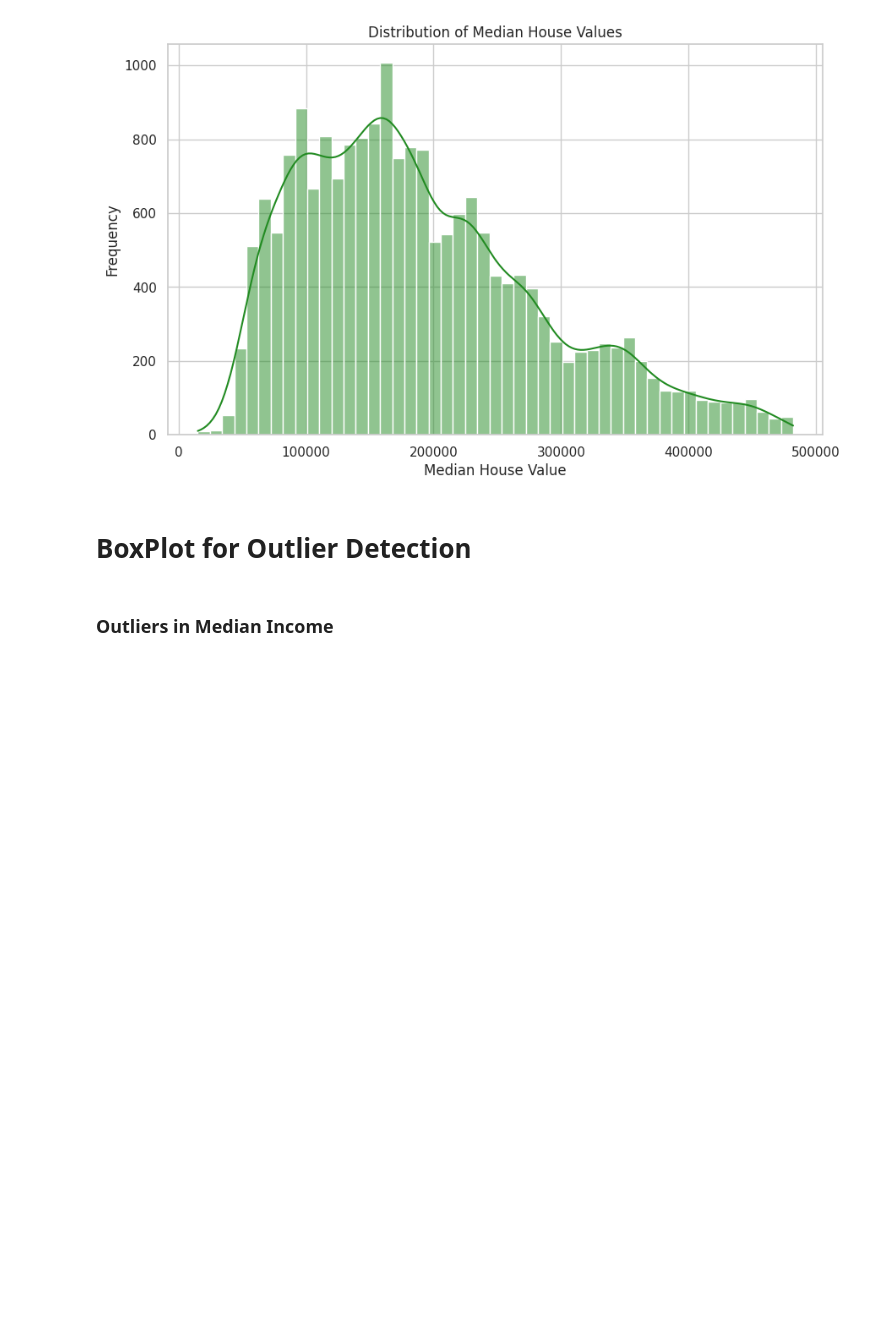
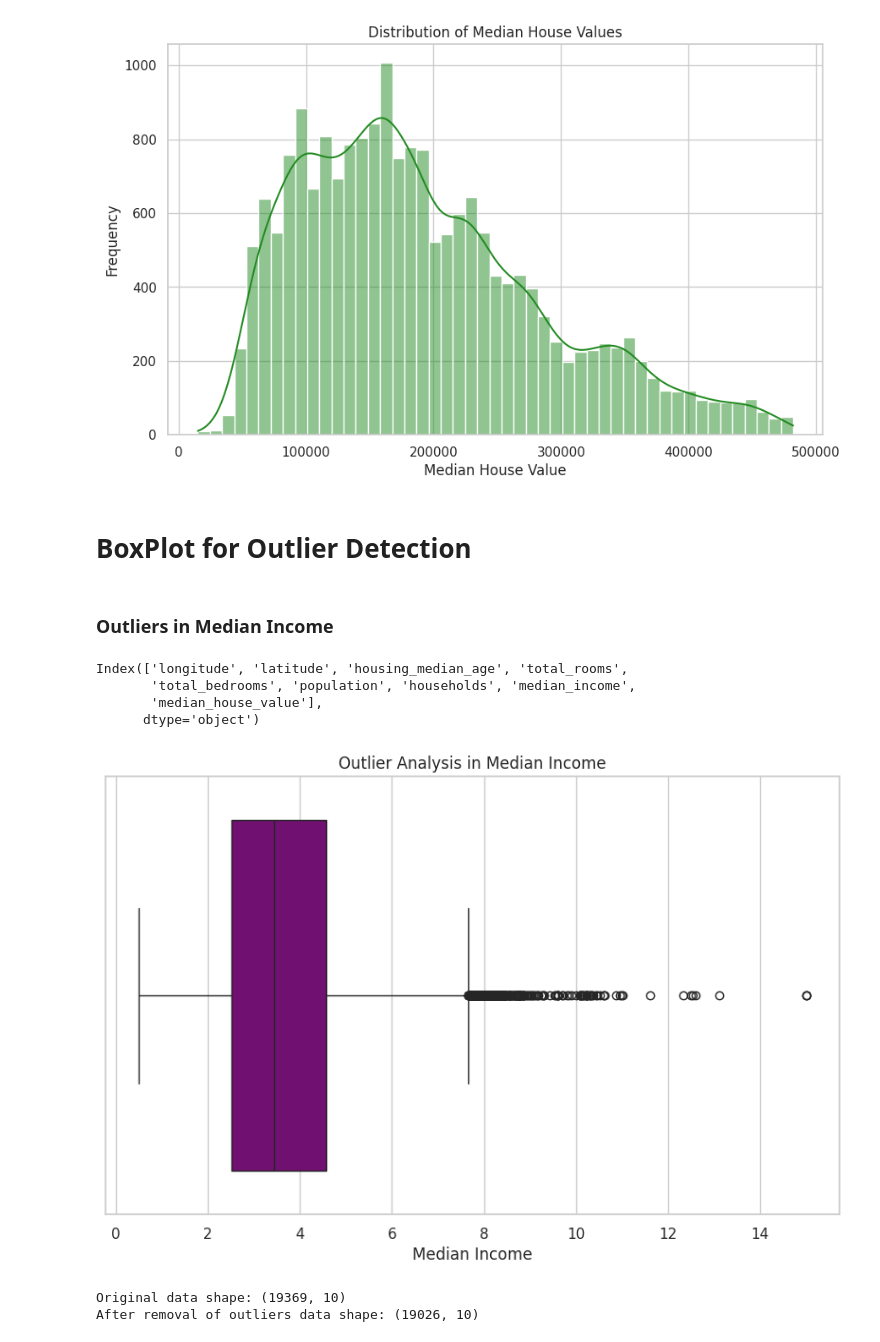
Before and after one commit to KK-Niraj/California-Housing-Price, a Jupyter notebook: California_House_Prices.ipynb, the cells around one changed output. Cells and saved outputs as stored; diff of their text form; code cells hidden in the pictures; blank space fills up the shorter version.

```diff
--- a/California_House_Prices.ipynb
+++ b/California_House_Prices.ipynb
@@ -234,3 +234,12 @@ plt.show()
 # BoxPlot for Outlier Detection
 # %% [markdown]
 ### Outliers in Median Income
+# %%
+# Create numeric columns list.
+numeric_columns = data_no_outliers_1.select_dtypes(include=[np.number]).columns
+numeric_columns
+# %% [output]
+Index(['longitude', 'latitude', 'housing_median_age', 'total_rooms',
+       'total_bedrooms', 'population', 'households', 'median_income',
+       'median_house_value'],
+      dtype='object')
@@ -236,0 +271,30 @@ plt.show()
+# %%
+# Plotting boxplot of 'median_income' column for outlier analysis or detection
+plt.figure(figsize=(10,6))
+sns.boxplot(x=data_no_outliers_1["median_income"], color="purple")
+plt.title("Outlier Analysis in Median Income")
+plt.xlabel("Median Income")
+plt.show()
+# %% [output]
+[figure, added]
+# %%
+# Calculate Q1 and Q3
+Q1 = data_no_outliers_1["median_income"].quantile(0.25)
+Q3 = data_no_outliers_1["median_income"].quantile(0.75)
+
+# Calculate IQR
+IQR = Q3 - Q1
+
+# Define the lower and upper bounds for the outliers
+lower_bound = Q1 - 1.5 * IQR
+upper_bound = Q3 + 1.5 * IQR
+
+# Remove Outliers
+data_no_outliers_2 = data_no_outliers_1[(data_no_outliers_1["median_income"] >= lower_bound) & (data_no_outliers_1["median_income"] <= upper_bound)]
+
+# Check the shape of the DataFrame after the removal of outliers
+print("Original data shape:", data_no_outliers_1.shape)
+print("After removal of outliers data shape:", data_no_outliers_2.shape)
+# %% [output]
+Original data shape: (19369, 10)
+After removal of outliers data shape: (19026, 10)
```
Also changed, not shown: parts of 29 cells of this notebook.
